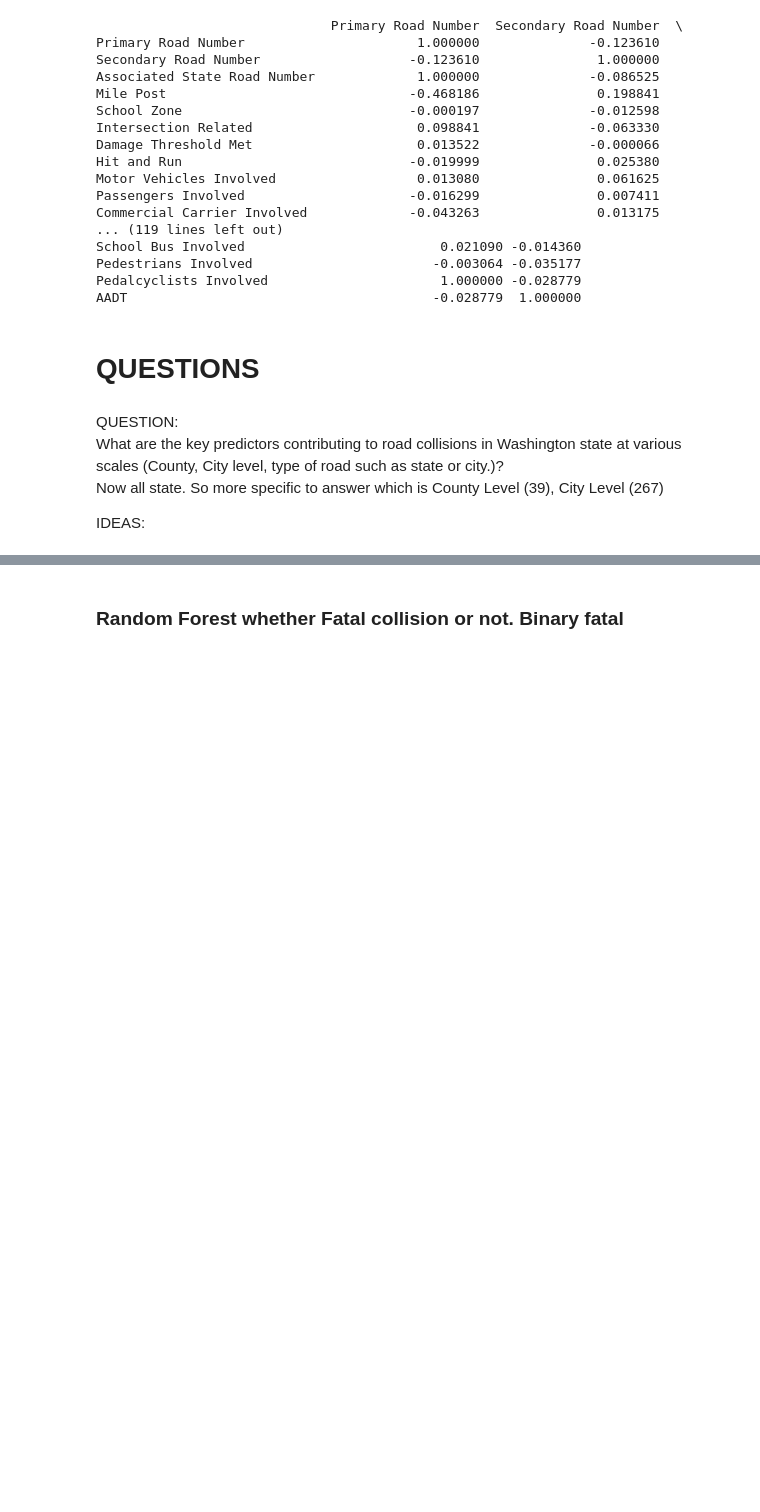
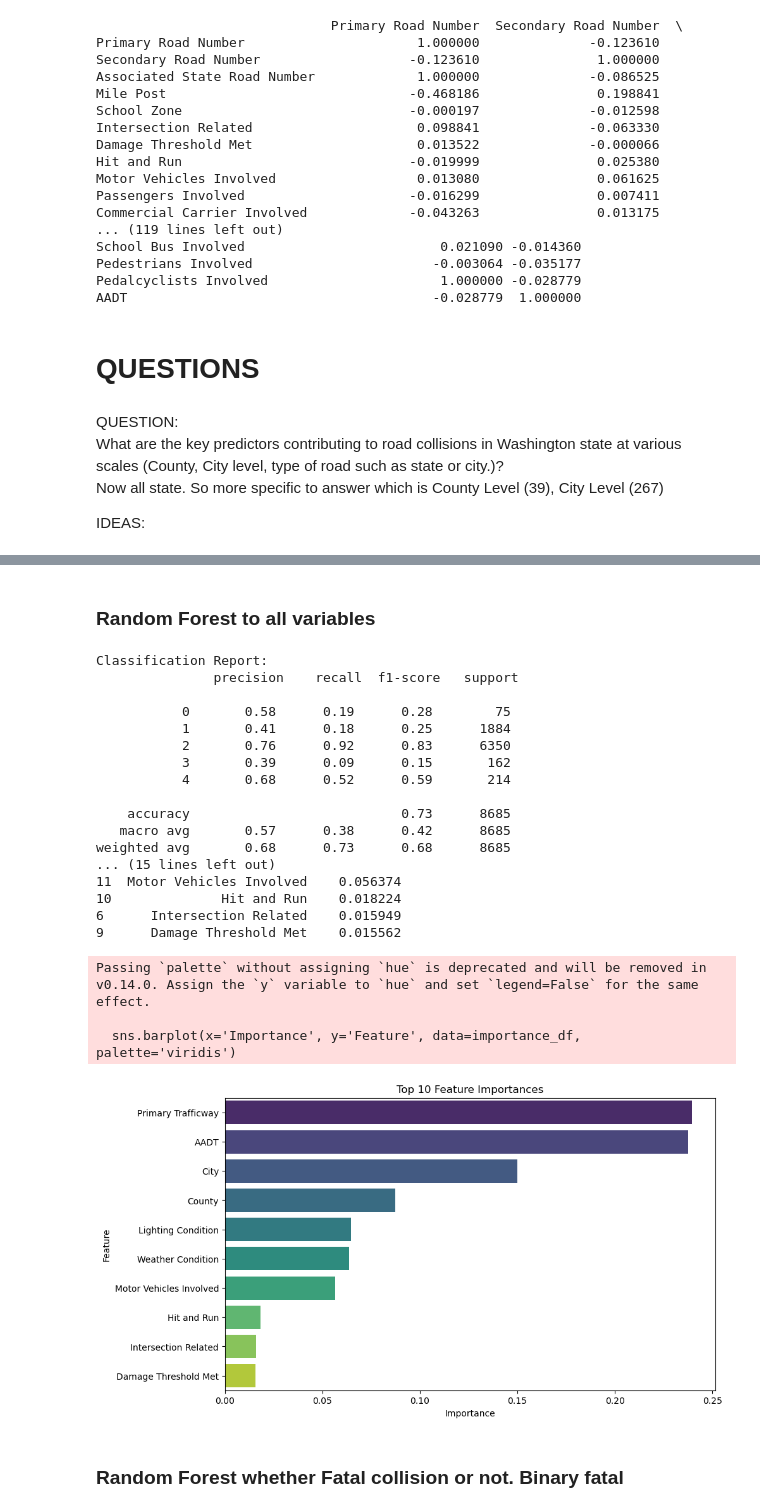
Before and after one commit to anasfathul/ECON481_FinalProject, a Jupyter notebook: AnasFathul_Analysis.ipynb, the cells around one changed output, grey strips where cells are left out. Cells and saved outputs as stored; diff of their text form; code cells hidden in the pictures; blank space fills up the shorter version.

```diff
--- a/AnasFathul_Analysis.ipynb
+++ b/AnasFathul_Analysis.ipynb
@@ -167,3 +231,29 @@ Passing `palette` without assigning `hue` is deprecated and will be removed in v
+# %% [markdown]
+### Random Forest to all variables
+# %%
+randomForest_function(raw_df)
+# %% [output]
+Classification Report:
+               precision    recall  f1-score   support
+
+           0       0.58      0.19      0.28        75
+           1       0.41      0.18      0.25      1884
+           2       0.76      0.92      0.83      6350
+           3       0.39      0.09      0.15       162
+           4       0.68      0.52      0.59       214
+
+    accuracy                           0.73      8685
+   macro avg       0.57      0.38      0.42      8685
+weighted avg       0.68      0.73      0.68      8685
+... (15 lines left out)
+11  Motor Vehicles Involved    0.056374
+10              Hit and Run    0.018224
+6      Intersection Related    0.015949
+9      Damage Threshold Met    0.015562
+Passing `palette` without assigning `hue` is deprecated and will be removed in v0.14.0. Assign the `y` variable to `hue` and set `legend=False` for the same effect.
+
+  sns.barplot(x='Importance', y='Feature', data=importance_df, palette='viridis')
+[figure, added]
 # %% [markdown]
 ### Random Forest whether Fatal collision or not. Binary fatal
 # %%
```
Also changed, not shown: parts of 32 cells of this notebook, 1 other file.
